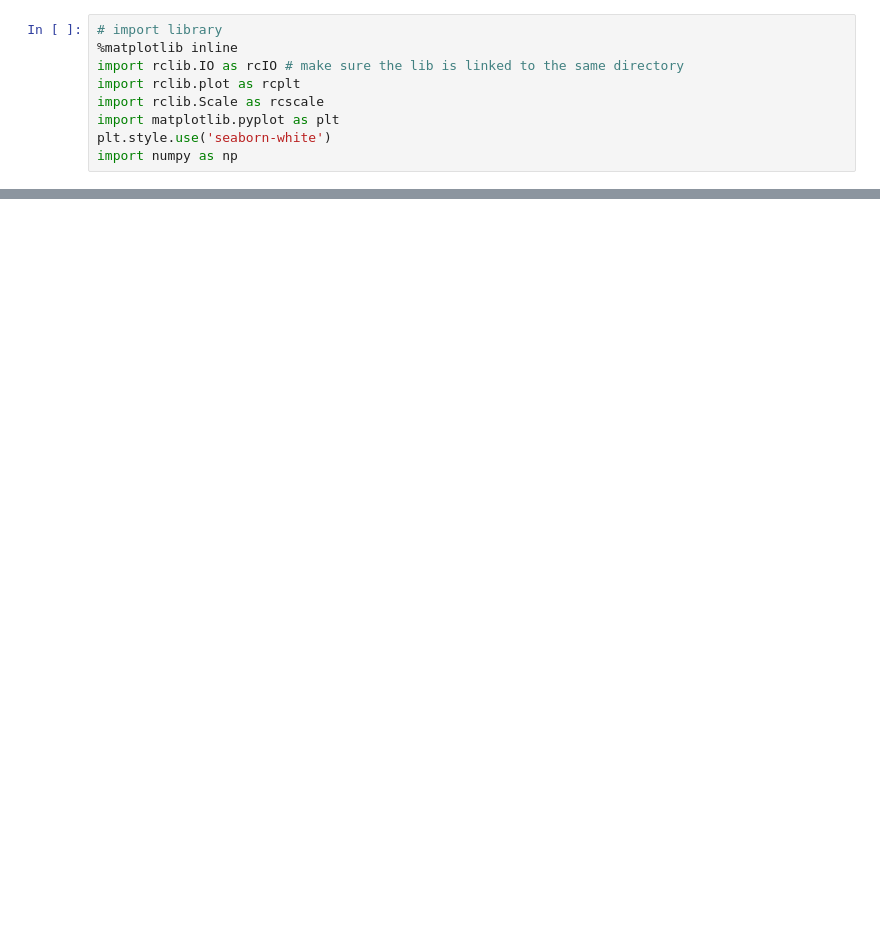
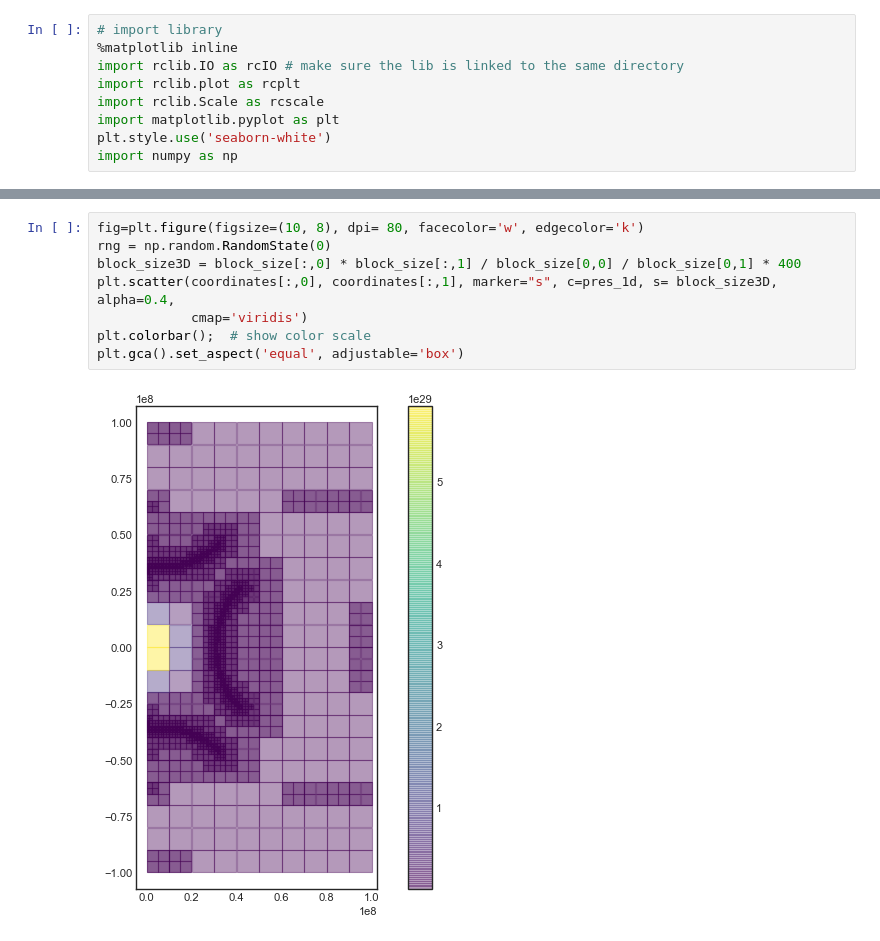
Before and after one commit to ranchu1/Jupyter_FLASH, a Jupyter notebook: UnitTest/View_FLASH_checkpoint.ipynb, the cells around one changed output, grey strips where cells are left out. Drawn from its saved outputs; the diff is of its cells as text; blank space fills up the shorter version.

```diff
--- a/UnitTest/View_FLASH_checkpoint.ipynb
+++ b/UnitTest/View_FLASH_checkpoint.ipynb
@@ -36,0 +57,10 @@ plt.gca().set_aspect('equal', adjustable='box')
+# %%
+fig=plt.figure(figsize=(10, 8), dpi= 80, facecolor='w', edgecolor='k')
+rng = np.random.RandomState(0)
+block_size3D = block_size[:,0] * block_size[:,1] / block_size[0,0] / block_size[0,1] * 400
+plt.scatter(coordinates[:,0], coordinates[:,1], marker="s", c=pres_1d, s= block_size3D, alpha=0.4,
+            cmap='viridis')
+plt.colorbar();  # show color scale
+plt.gca().set_aspect('equal', adjustable='box')
+# %% [output]
+[figure, added]
```
Also changed, not shown: parts of 11 cells of this notebook, 3 other files.
